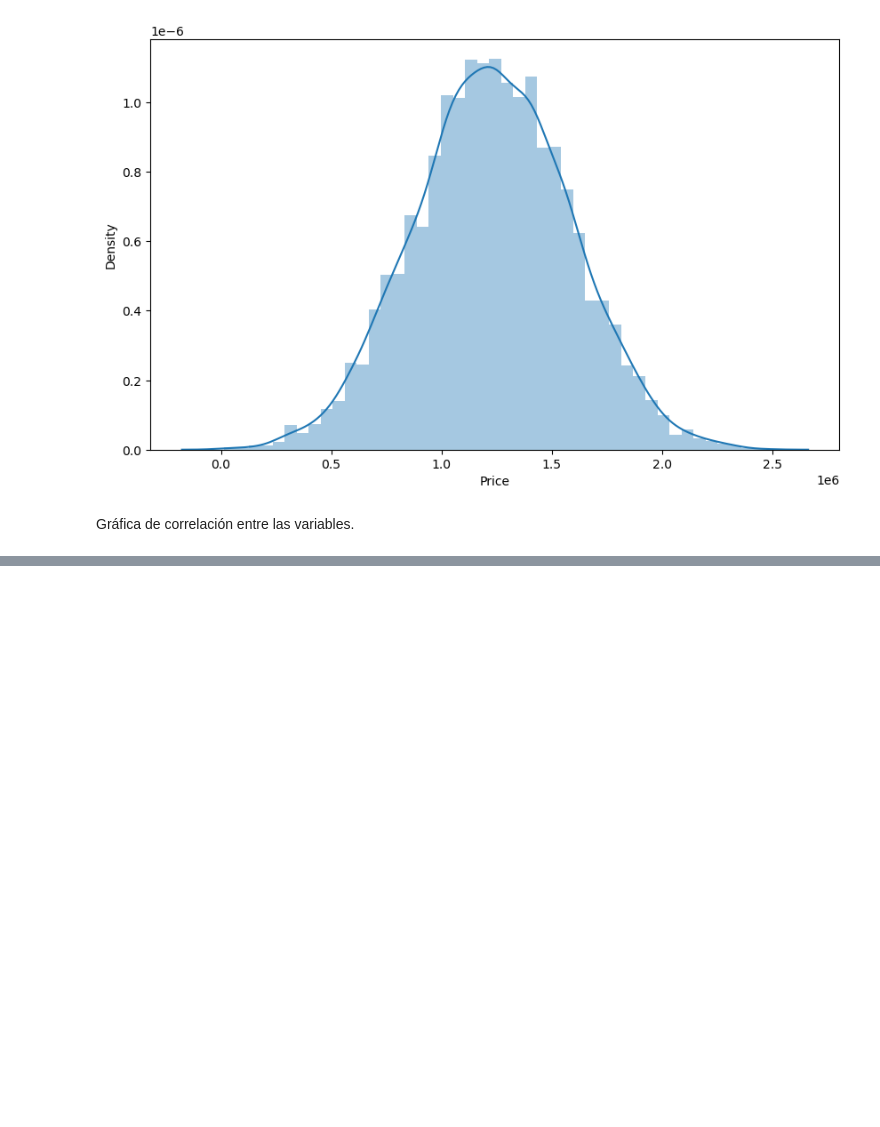
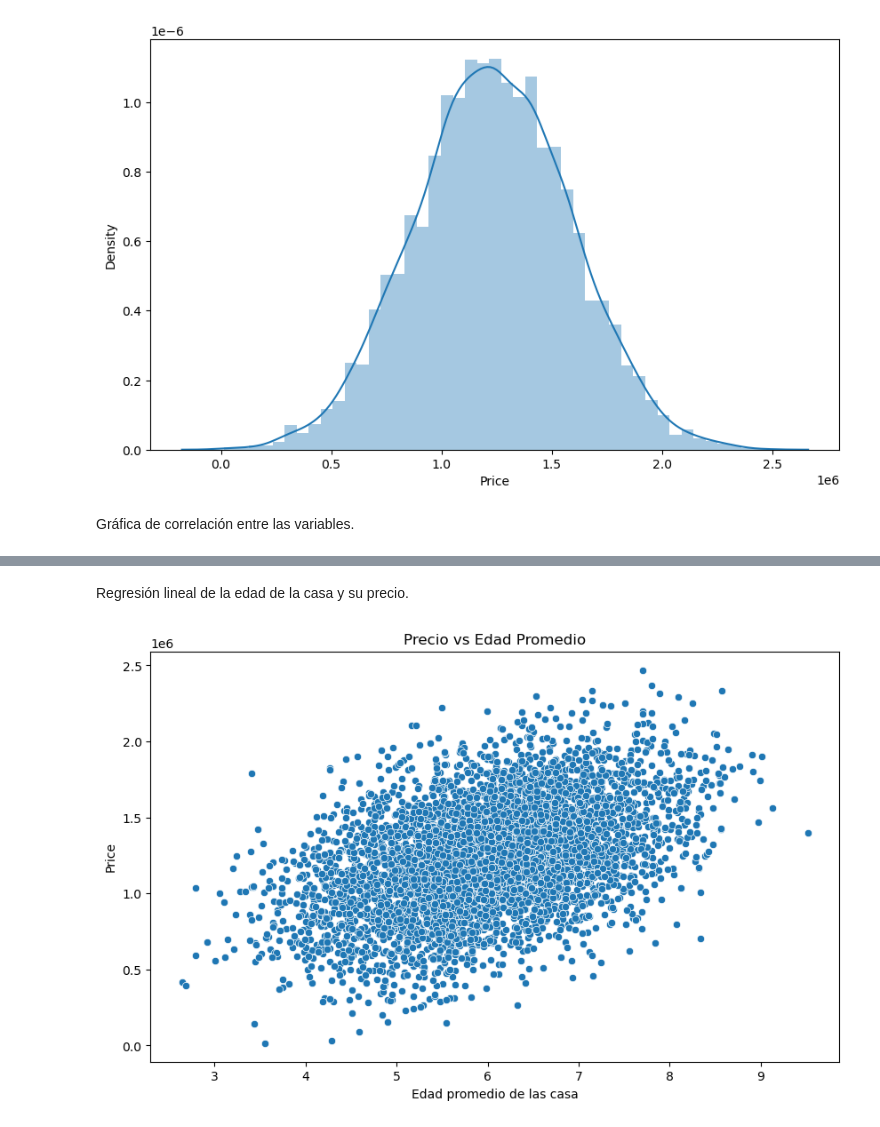
Before and after one commit to Nachosanchezz/USA_Housing, a Jupyter notebook: USA_Housing.ipynb, the cells around one changed output, grey strips where cells are left out. Saved outputs shown, nothing was run; the diff lists cells and outputs as text; code cells hidden in the pictures; blank space fills up the shorter version.

```diff
--- a/USA_Housing.ipynb
+++ b/USA_Housing.ipynb
@@ -52,0 +67,11 @@ plt.show()
+# %% [markdown]
+Regresión lineal de la edad de la casa y su precio.
+# %%
+plt.figure(figsize=(10, 6))
+sns.scatterplot(x='Avg. Area House Age', y='Price', data=df)
+plt.title('Precio vs Edad Promedio')
+plt.xlabel('Edad promedio de las casa')
+plt.ylabel('Price')
+plt.show()
+# %% [output]
+[figure, added]
```
Also changed, not shown: parts of 5 cells of this notebook.
